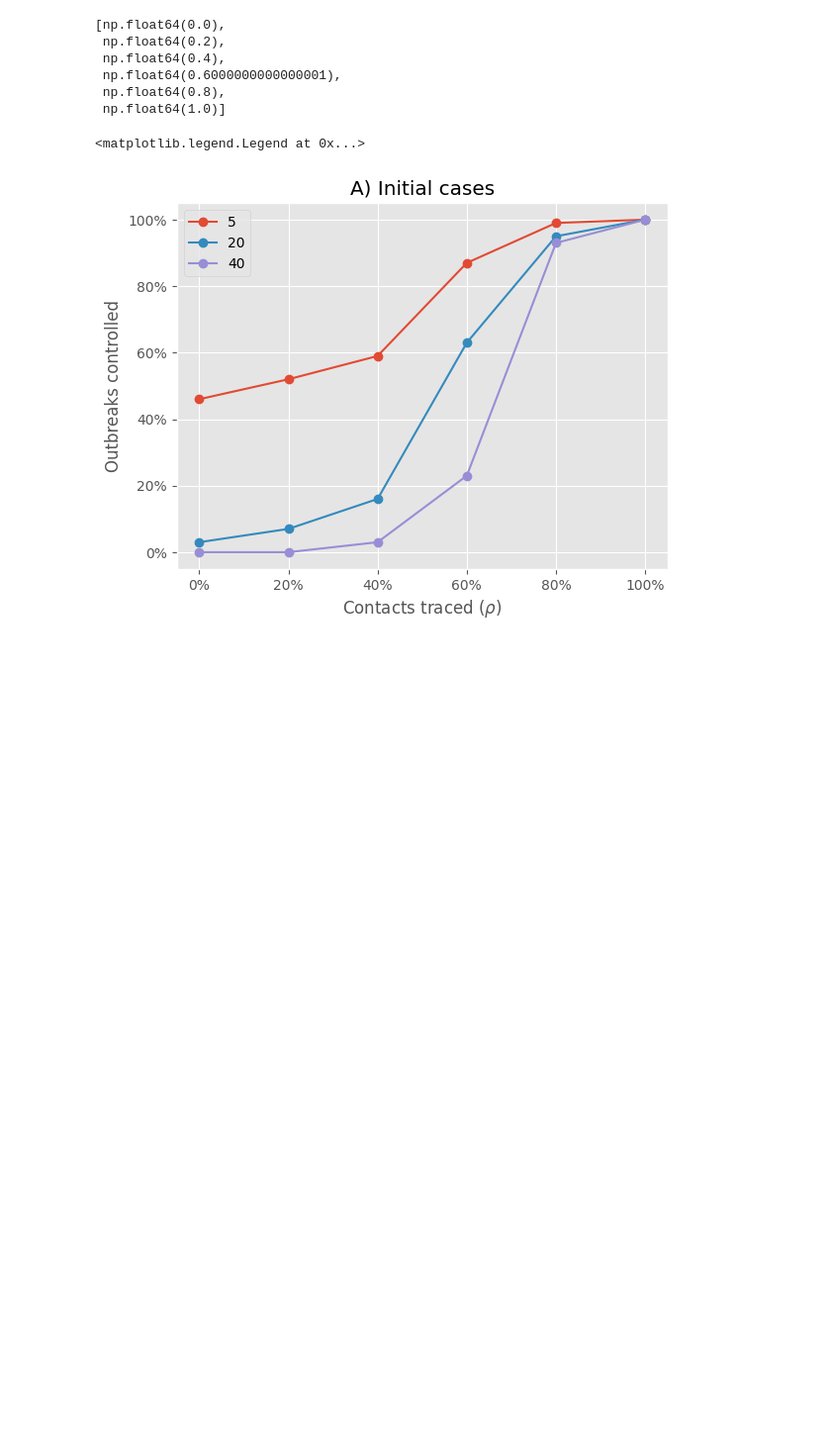
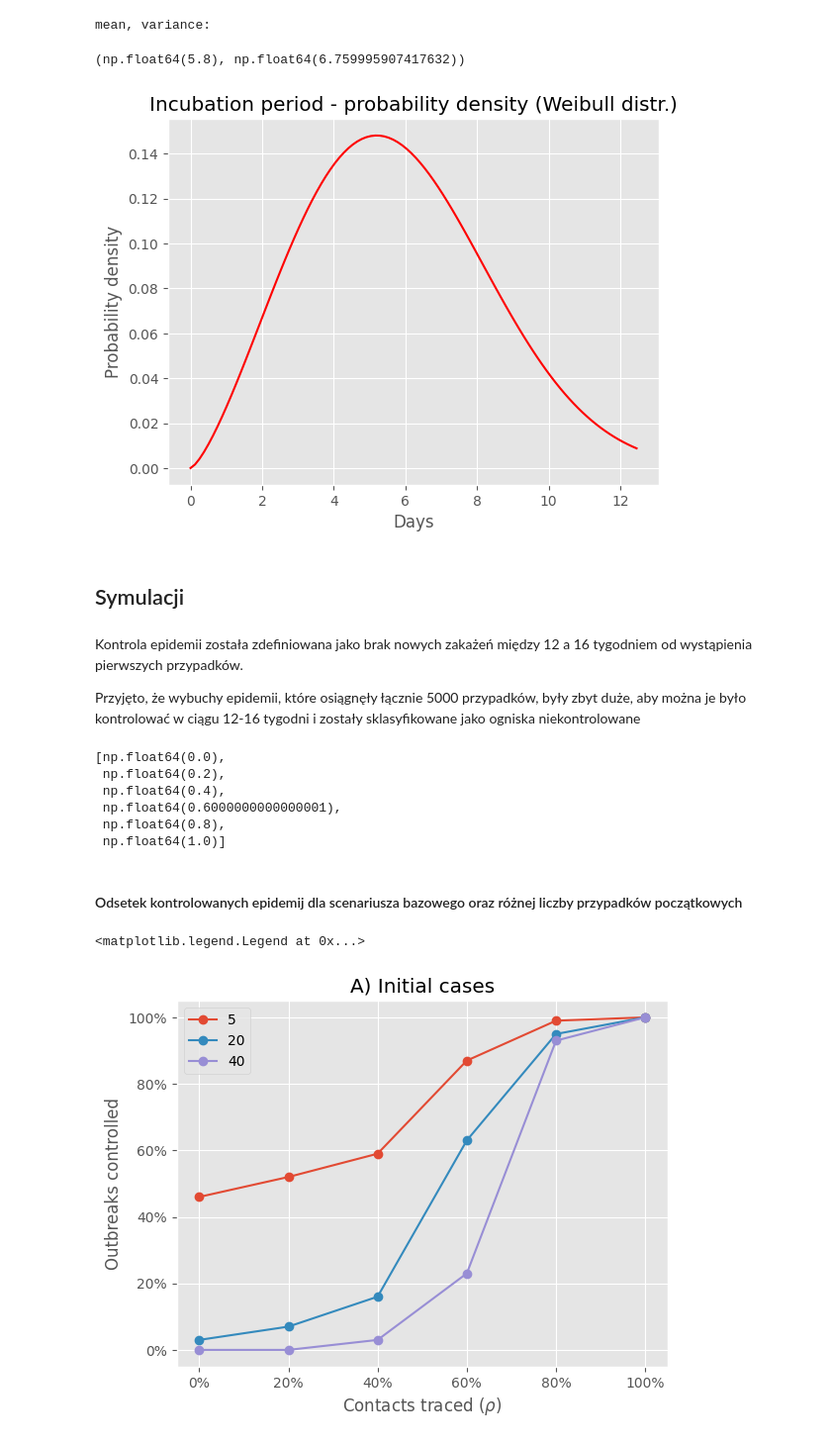
Before and after one commit to Michozord/sars_simulation, a Jupyter notebook: simulation.ipynb, the cells around one changed output. Shown at 99% size. Cells and saved outputs as stored; diff of their text form; code cells hidden in the pictures; blank space fills up the shorter version.

```diff
--- a/simulation.ipynb
+++ b/simulation.ipynb
@@ -9,3 +80,47 @@ plt.style.use('ggplot')
+# %%
+def estimate_weibull_from_mean_std(mean, std):
+    def objective(params):
+        k, lam = params
+
+        theoretical_mean = lam * gamma(1 + 1 / k)
+        theoretical_var = lam ** 2 * (gamma(1 + 2 / k) - (gamma(1 + 1 / k)) ** 2)
+
+        observed_var = std**2
+
+        mean_error = (theoretical_mean - mean) ** 2
+        var_error = (theoretical_var - observed_var) ** 2
+
+        return mean_error + var_error
+
+    result = minimize(objective, x0=[2.0, mean], bounds=[(0.1, 10), (0.1, 20)], method='L-BFGS-B')
+    k = result.x[0]
+
+    lambda_param = mean / gamma(1 + 1 / k)
+
+    return k, lambda_param
+# %%
+from scipy.stats import weibull_min
+
+fig, ax = plt.subplots(1, 1)
+weibull_c , weibull_lambda = estimate_weibull_from_mean_std(5.8, 2.6)
+x = np.linspace(weibull_min.pdf(0.01, weibull_c, scale=weibull_lambda),
+                weibull_min.ppf(0.99, weibull_c, scale=weibull_lambda), 100)
+ax.plot(x, weibull_min.pdf(x, weibull_c, scale=weibull_lambda),'r-')
+plt.ylabel("Probability density")
+plt.xlabel("Days")
+_ = plt.title("Incubation period - probability density (Weibull distr.)")
+print("mean, variance:")
+weibull_min.stats(weibull_c, scale=weibull_lambda)
+# %% [output]
+mean, variance:
+(np.float64(5.8), np.float64(6.759995907417632))
+[figure, added]
+# %% [markdown]
+## Symulacji
+# %% [markdown]
+Kontrola epidemii została zdefiniowana jako brak nowych zakażeń między 12 a 16 tygodniem od wystąpienia pierwszych przypadków.
+
+Przyjęto, że wybuchy epidemii, które osiągnęły łącznie 5000 przypadków, były zbyt duże, aby można je było kontrolować w ciągu 12-16 tygodni i zostały sklasyfikowane jako ogniska niekontrolowane
 # %%
 num_simulations = 1000
 T = 7*16
@@ -20,6 +141,8 @@ list(rhos)
  np.float64(0.6000000000000001),
  np.float64(0.8),
  np.float64(1.0)]
+# %% [markdown]
+#### Odsetek kontrolowanych epidemij dla scenariusza bazowego oraz różnej liczby przypadków początkowych
 # %%
 fig, ax = plt.subplots(1)
 
```
Also changed, not shown: parts of 17 cells of this notebook.
